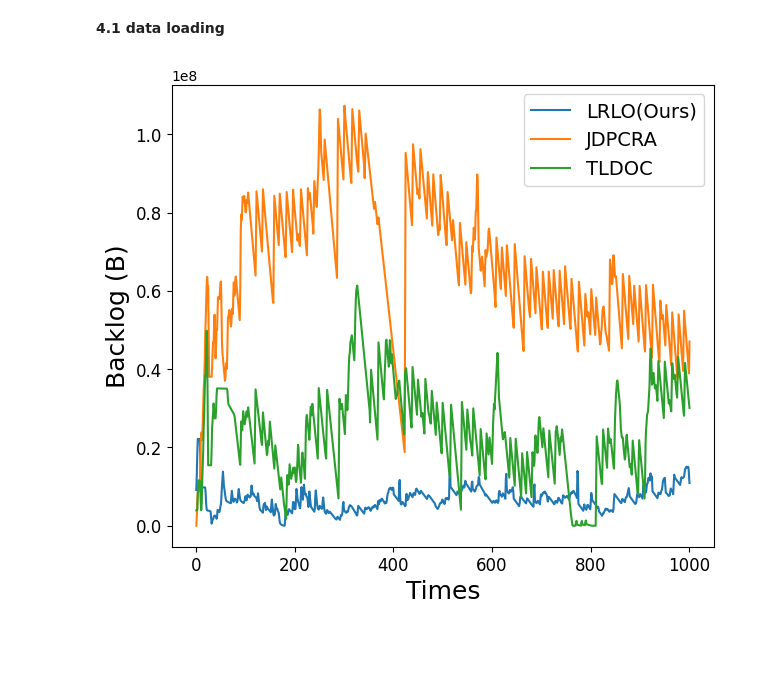
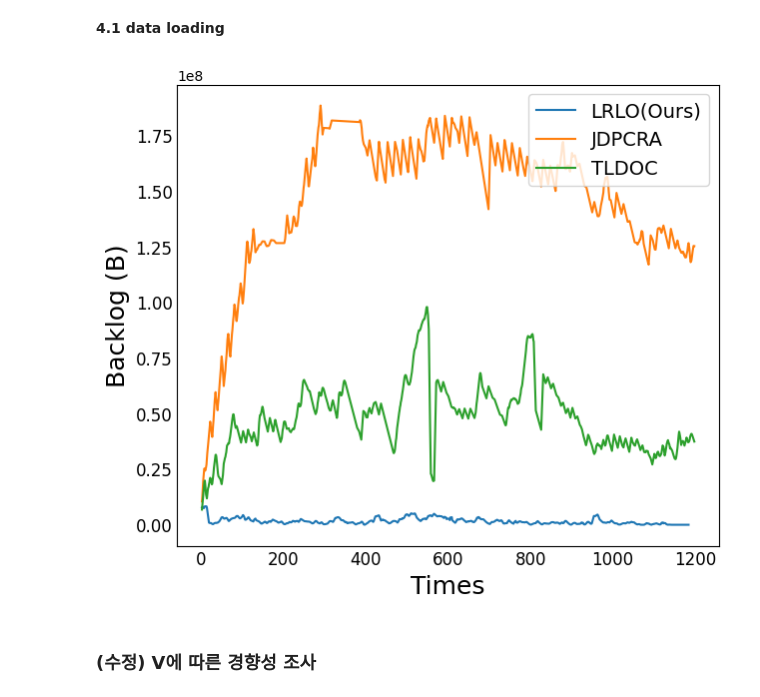
Before and after one commit to webb-c/Visualization-is-All-you-Need, a Jupyter notebook: LRLO_revision.ipynb, the cells around one changed output. Saved outputs shown, nothing was run; the diff lists cells and outputs as text; code cells hidden in the pictures; blank space fills up the shorter version.

```diff
--- a/LRLO_revision.ipynb
+++ b/LRLO_revision.ipynb
@@ -393,7 +417,7 @@ print(latency_df_dict['JK'].keys())
 print(latency_df_dict['SD'].keys())
 
 for dataset in dataset_list:
-    none_items = {key: value for key, value in backlog_df_dict[dataset].items() if value is None}
+    none_items = {key: value for key, value in latency_df_dict[dataset].items() if value is None}
     if none_items:
         print("Value가 None인 항목:", none_items)
     else:
@@ -493,11 +517,18 @@ for metric in metrics:
 # %%
+text_size = 18
+label_size = 13
+tick_size = 12
+
 # Prepare data for plotting
 plot_data = []
 
+# print(latency_df_dict.items())
 for dataset, methods in latency_df_dict.items():
     for method, df in methods.items():
         if df is not None:  # Ensure there is data
-            for latency in df['sum']:
+            if method == 'LRLO':
+                method = 'LRLO(Ours)'
+            for latency in df['latency'] / MS_TO_S:
                 plot_data.append({
                     'Dataset': dataset,
                     'Method': method,
@@ -507,12 +538,14 @@ for dataset, methods in latency_df_dict.items():
 # Convert to DataFrame for plotting
 plot_df = pd.DataFrame(plot_data)
 
-print(plot_df)
+# print(plot_df)
 # Plotting
-plt.figure(figsize=(10, 6))
-sns.boxplot(x='Dataset', y='Latency (s)', hue='Method', data=plot_df.mean())
-plt.yscale('log')  # Using log scale for clarity if latency values vary widely
-plt.ylabel('Latency (s)')
-plt.title('Latency Distribution per Method for Each Dataset')
-plt.legend(title='Method')
+plt.figure(figsize=(6, 5))
+sns.boxplot(x='Dataset', y='Latency (s)', hue='Method', data=plot_df, palette="muted", width=0.7, showfliers=False, )
+#plt.yscale('log')  # Using log scale for clarity if latency values vary widely
+plt.xlabel('Dataset', fontsize=text_size)
+plt.ylabel('Latency (s)', fontsize=text_size)
+plt.tick_params(axis='x', labelsize=tick_size)
+plt.tick_params(axis='y', labelsize=tick_size, size=0, which='both')
+plt.legend(fontsize=label_size, loc='upper right')
 plt.show()
@@ -576,15 +611,18 @@ def plot_backlog_smoothed_offloading(data_dict, dataset_name, time_limit=1000, w
             # For other methods, limit the time range and apply smoothing
             df = df[df.index <= time_limit]  # Limit to 0 to time_limit seconds
             smoothed_sum = smooth_data(df['avg'], window_size=window_size)
-            plt.plot(df.index, smoothed_sum, label=method)
+            #plt.plot(df.index, smoothed_sum, label=method)
+            sns.lineplot(x=df.index, y=smoothed_sum, label=method, palette='muted')
 
     plt.xlabel("Times", fontsize=text_size)
     plt.ylabel("Backlog (B)", fontsize=text_size)
-    plt.legend(fontsize=label_size)
-    plt.tick_params(axis='y', labelsize=tick_size)
-    plt.tick_params(axis='x', labelsize=tick_size)
+    plt.legend(fontsize=label_size, loc='upper right')
+    plt.tick_params(axis='y', labelsize=tick_size, size=0, which='both')
+    plt.tick_params(axis='x', labelsize=tick_size, size=0, which='both')
     plt.show()
 # %%
-plot_backlog_smoothed_offloading(backlog_df_dict, 'JK', time_limit=1000, window_size=2)
+plot_backlog_smoothed_offloading(backlog_df_dict, 'JN', time_limit=1200, window_size=5)
 # %% [output]
-[figure, old version]
+[figure, new version]
+# %% [markdown]
+### (수정) V에 따른 경향성 조사
```
Also changed, not shown: parts of 14 cells of this notebook, 1 other file.
